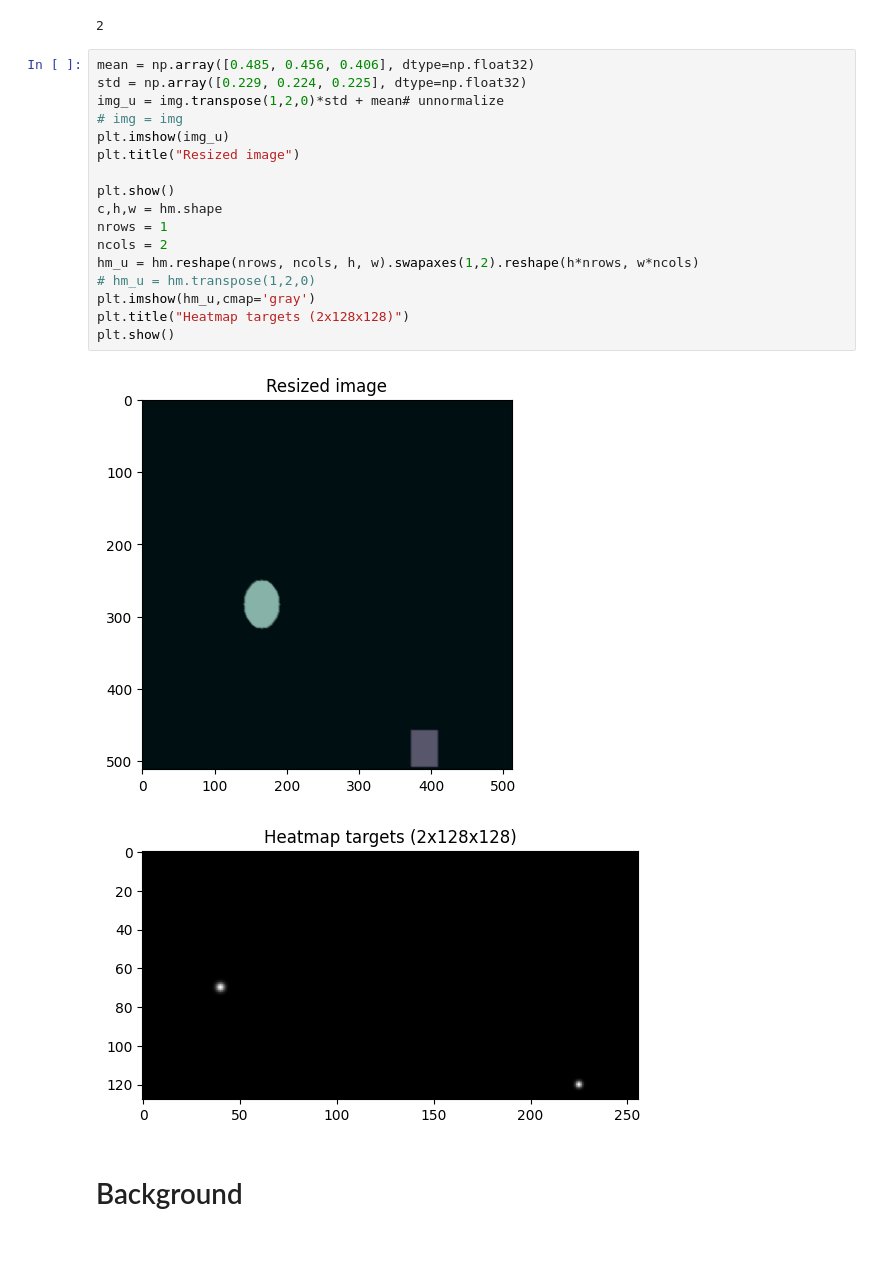
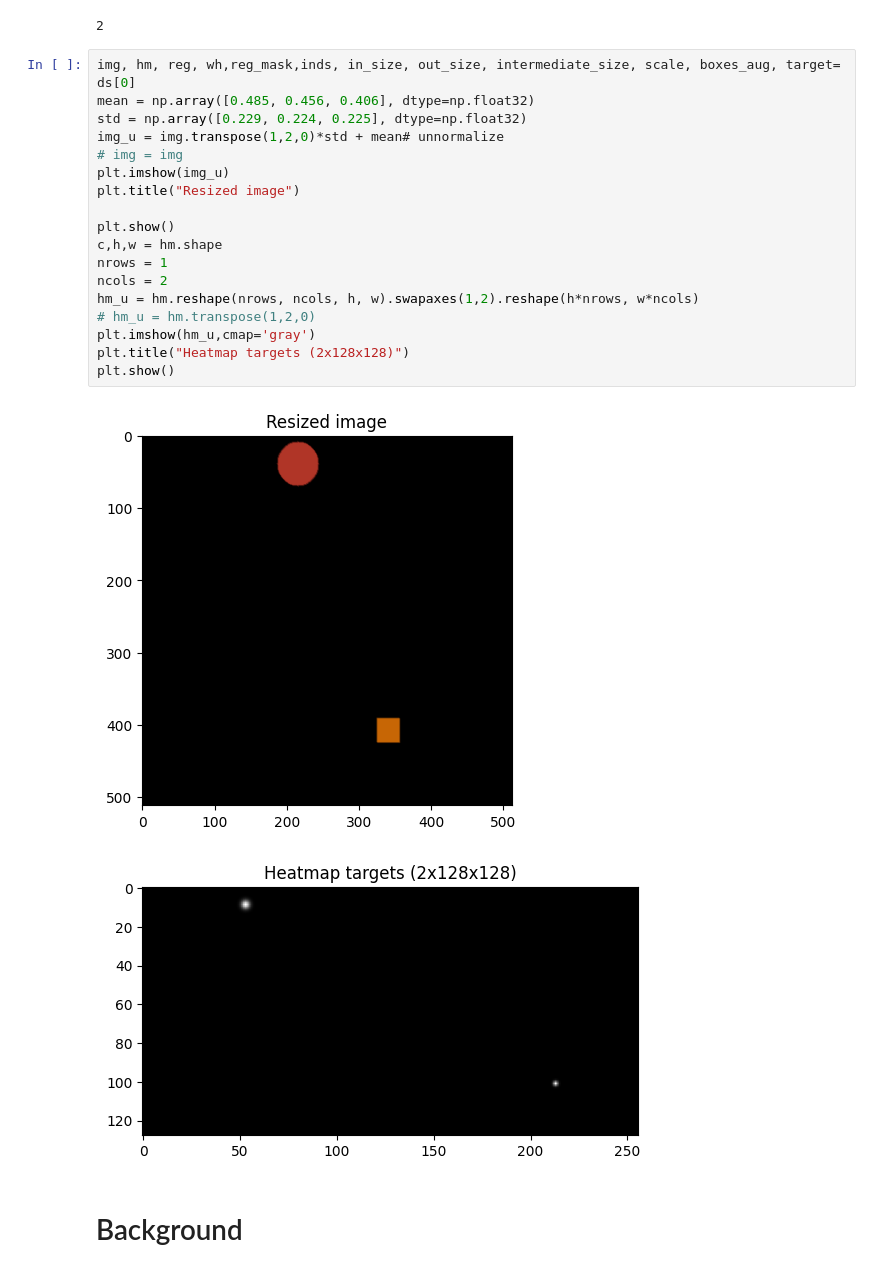
Before and after one commit to interactivetech/centernet-tutorial, a Jupyter notebook: tutorial/Centernet_Tutorial.ipynb, the cells around one changed output. Saved outputs shown, nothing was run; the diff lists cells and outputs as text.

```diff
--- a/tutorial/Centernet_Tutorial.ipynb
+++ b/tutorial/Centernet_Tutorial.ipynb
@@ -99,25 +100,26 @@ len(ds)
 # %% [output]
 2
 # %%
+img, hm, reg, wh,reg_mask,inds, in_size, out_size, intermediate_size, scale, boxes_aug, target= ds[0]
 mean = np.array([0.485, 0.456, 0.406], dtype=np.float32)
 std = np.array([0.229, 0.224, 0.225], dtype=np.float32)
 img_u = img.transpose(1,2,0)*std + mean# unnormalize
 # img = img
 plt.imshow(img_u)
 plt.title("Resized image")
 
 plt.show()
 c,h,w = hm.shape
 nrows = 1
 ncols = 2
 hm_u = hm.reshape(nrows, ncols, h, w).swapaxes(1,2).reshape(h*nrows, w*ncols)
 # hm_u = hm.transpose(1,2,0)
 plt.imshow(hm_u,cmap='gray')
 plt.title("Heatmap targets (2x128x128)")
 plt.show()
 # %% [output]
-[figure, old version]
+[figure, new version]
-[figure, old version]
+[figure, new version]
 # %% [markdown]
 # Background
 # %% [markdown]
```
Also changed, not shown: parts of 16 cells of this notebook, 5 other files.
